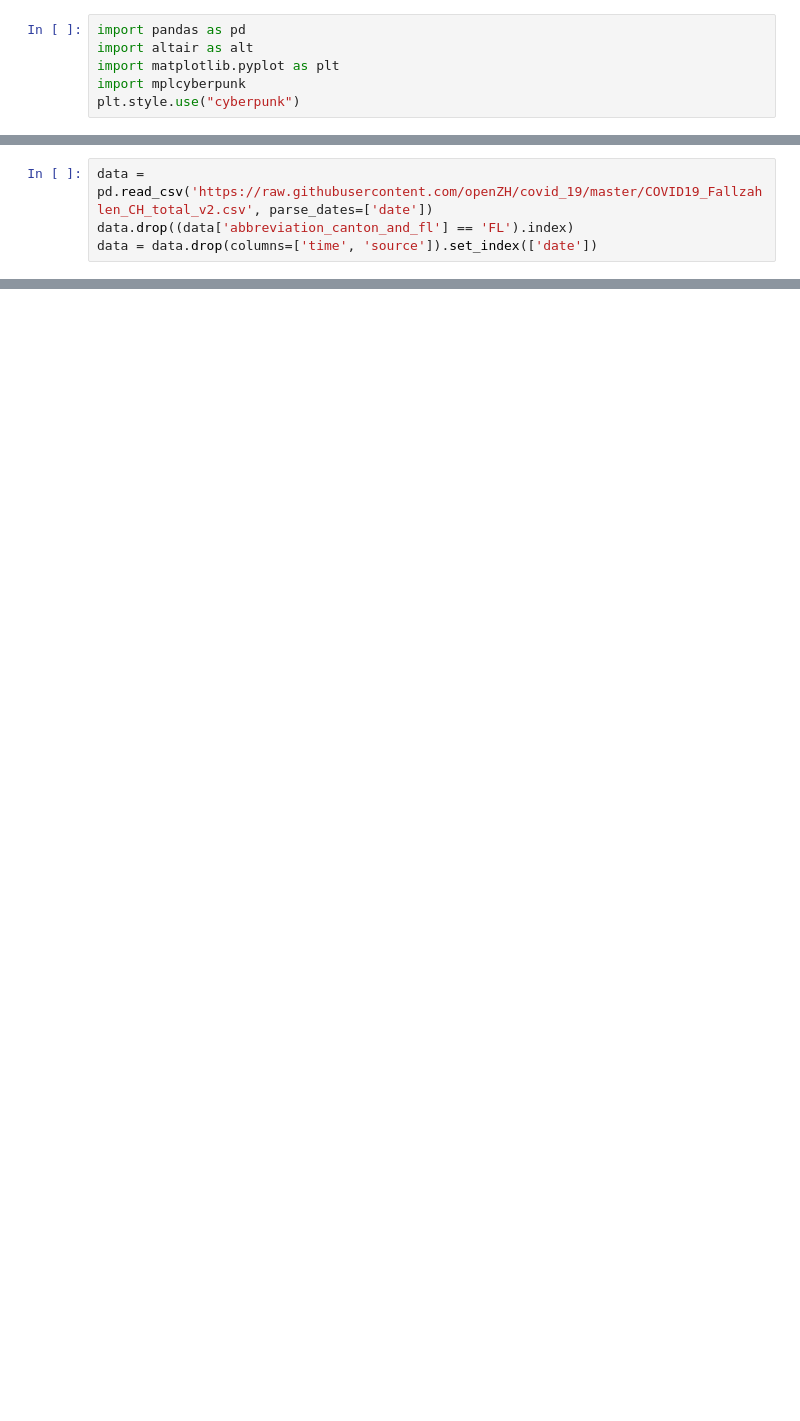
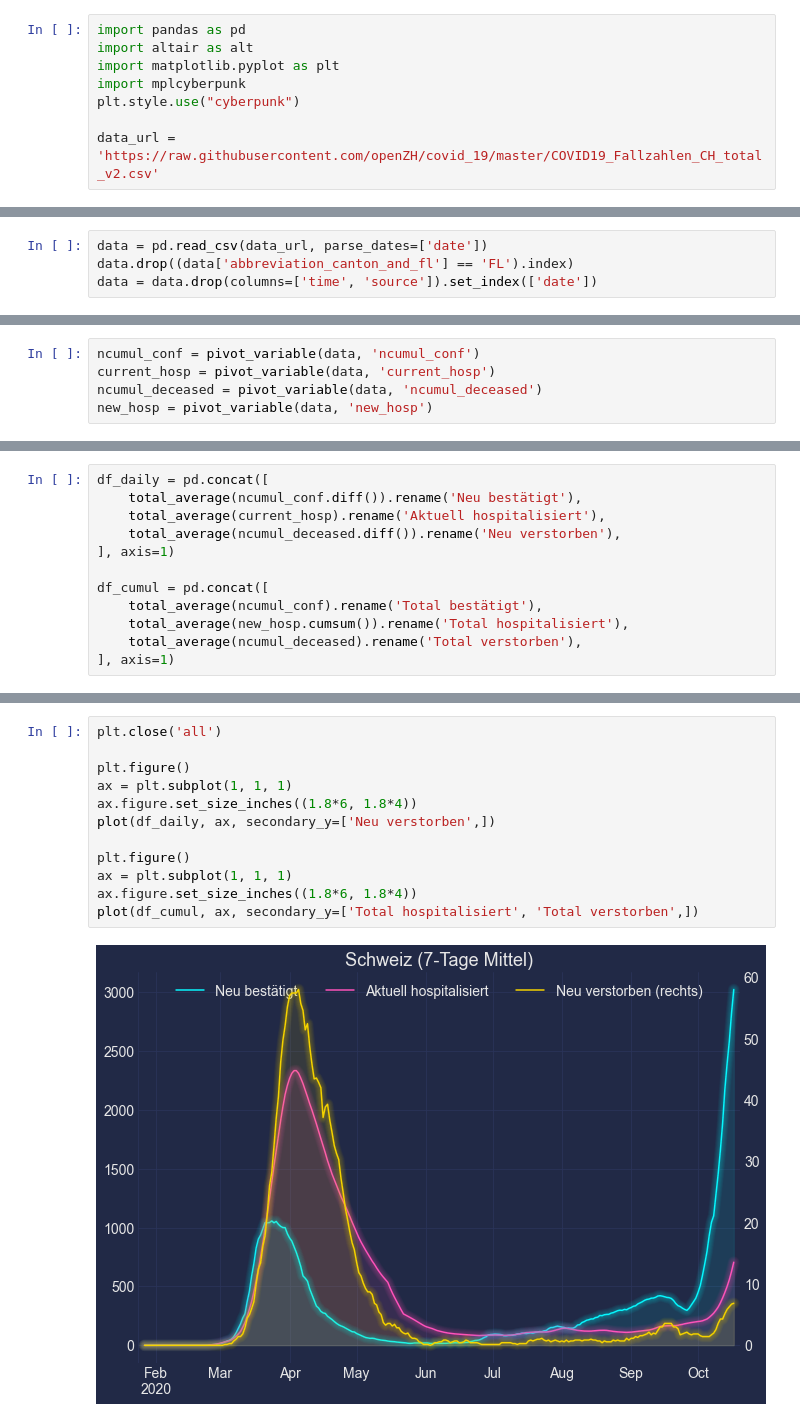
Before and after one commit to wildmichael/swisscovid, a Jupyter notebook: CovidSchweiz.ipynb, the cells around one changed output, grey strips where cells are left out. Drawn from its saved outputs; the diff is of its cells as text; blank space fills up the shorter version.

Commit message:
Refactor, add more plots

```diff
--- a/CovidSchweiz.ipynb
+++ b/CovidSchweiz.ipynb
@@ -4,3 +8,5 @@ import altair as alt
 import matplotlib.pyplot as plt
 import mplcyberpunk
 plt.style.use("cyberpunk")
+
+data_url = 'https://raw.githubusercontent.com/openZH/covid_19/master/COVID19_Fallzahlen_CH_total_v2.csv'
@@ -7,4 +47,4 @@ plt.style.use("cyberpunk")
 # %%
-data = pd.read_csv('https://raw.githubusercontent.com/openZH/covid_19/master/COVID19_Fallzahlen_CH_total_v2.csv', parse_dates=['date'])
+data = pd.read_csv(data_url, parse_dates=['date'])
 data.drop((data['abbreviation_canton_and_fl'] == 'FL').index)
 data = data.drop(columns=['time', 'source']).set_index(['date'])
@@ -48,0 +53,5 @@ ax.grid(axis='both')
+# %%
+ncumul_conf = pivot_variable(data, 'ncumul_conf')
+current_hosp = pivot_variable(data, 'current_hosp')
+ncumul_deceased = pivot_variable(data, 'ncumul_deceased')
+new_hosp = pivot_variable(data, 'new_hosp')
@@ -48,0 +62,12 @@ ax.grid(axis='both')
+# %%
+df_daily = pd.concat([
+    total_average(ncumul_conf.diff()).rename('Neu bestätigt'),
+    total_average(current_hosp).rename('Aktuell hospitalisiert'),
+    total_average(ncumul_deceased.diff()).rename('Neu verstorben'),
+], axis=1)
+
+df_cumul = pd.concat([
+    total_average(ncumul_conf).rename('Total bestätigt'),
+    total_average(new_hosp.cumsum()).rename('Total hospitalisiert'),
+    total_average(ncumul_deceased).rename('Total verstorben'),
+], axis=1)
@@ -48,0 +78,14 @@ ax.grid(axis='both')
+# %%
+plt.close('all')
+
+plt.figure()
+ax = plt.subplot(1, 1, 1)
+ax.figure.set_size_inches((1.8*6, 1.8*4))
+plot(df_daily, ax, secondary_y=['Neu verstorben',])
+
+plt.figure()
+ax = plt.subplot(1, 1, 1)
+ax.figure.set_size_inches((1.8*6, 1.8*4))
+plot(df_cumul, ax, secondary_y=['Total hospitalisiert', 'Total verstorben',])
+# %% [output]
+[figure, added]
```
Also changed, not shown: parts of 11 cells of this notebook.
